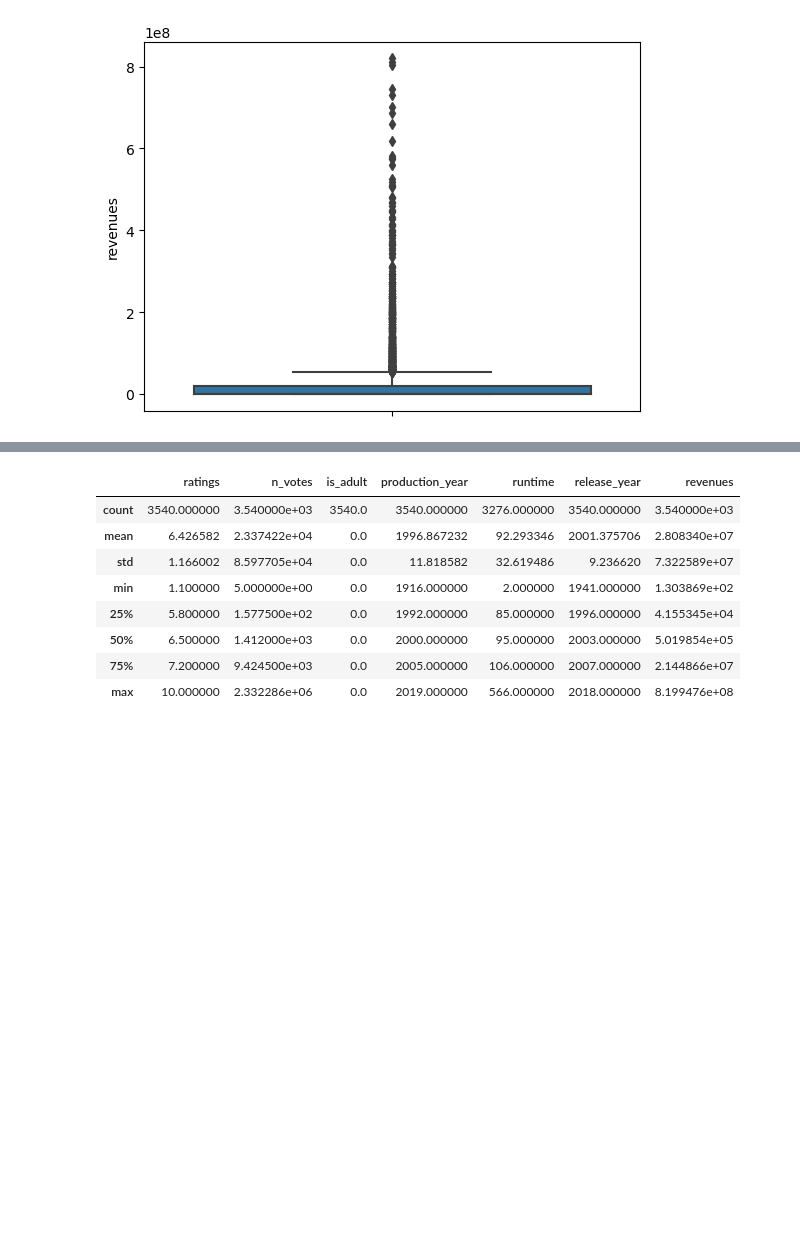
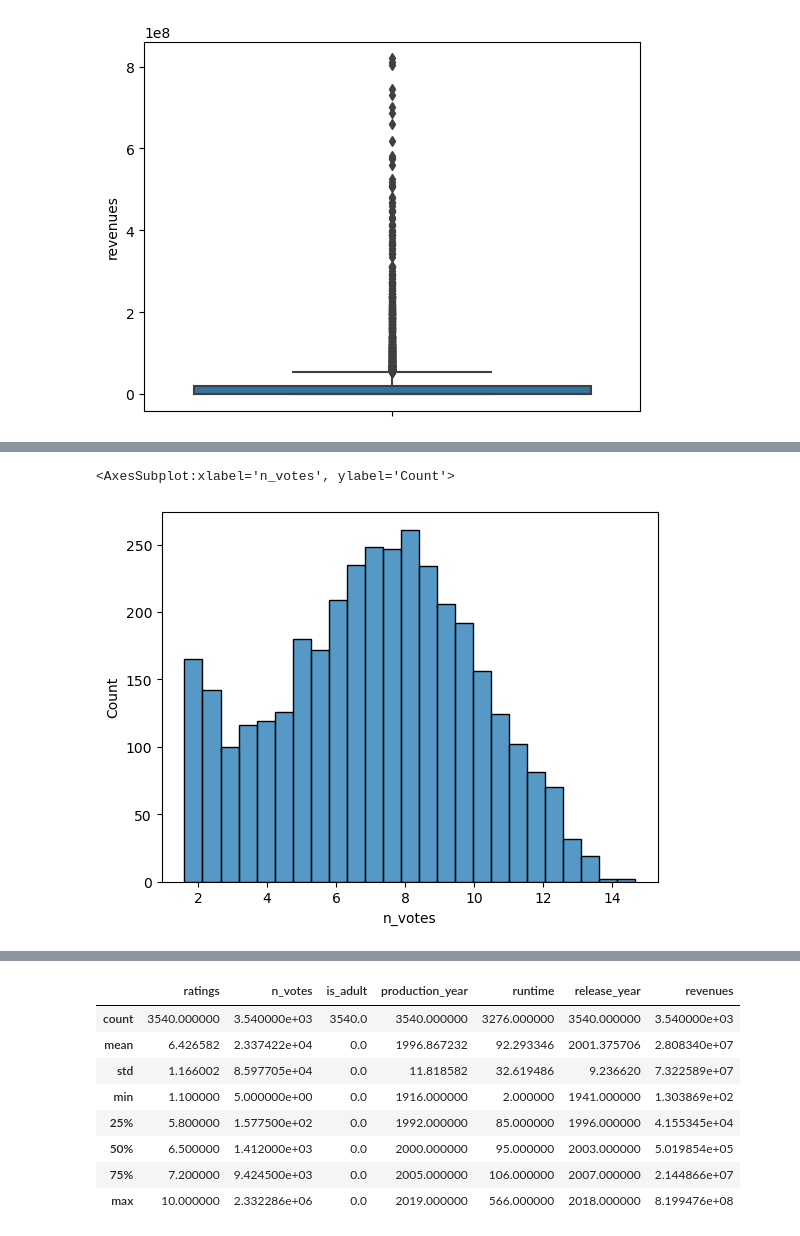
Before and after one commit to Mathieu-R/lelec2870-movie-revenue-prediction, a Jupyter notebook: movie-revenue-prediction.ipynb, the cells around one changed output, grey strips where cells are left out. Saved outputs shown, nothing was run; the diff lists cells and outputs as text; code cells hidden in the pictures; blank space fills up the shorter version.

```diff
--- a/movie-revenue-prediction.ipynb
+++ b/movie-revenue-prediction.ipynb
@@ -384,0 +403,5 @@ sns.boxplot(y = df["revenues"])
+# %%
+sns.histplot(np.log(df["n_votes"]))
+# %% [output]
+<AxesSubplot:xlabel='n_votes', ylabel='Count'>
+[figure, added]
```
Also changed, not shown: parts of 11 cells of this notebook.
